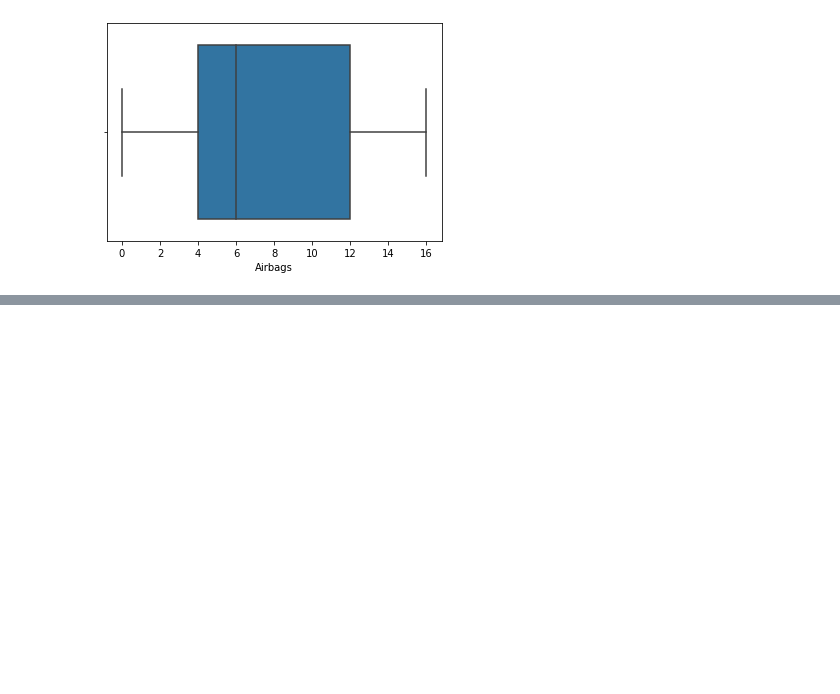
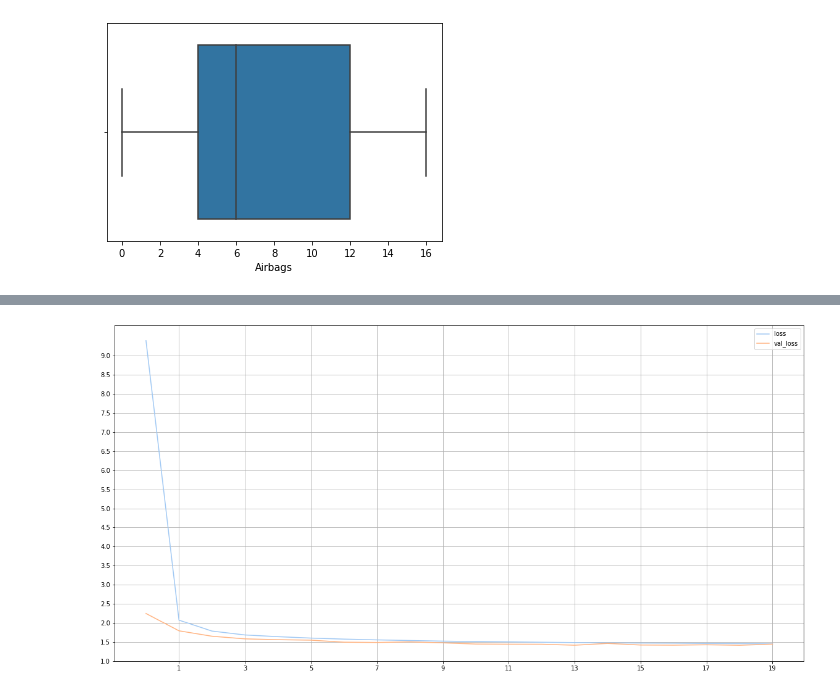
Before and after one commit to wessware/car_price_prediction_DL, a Jupyter notebook: car_price_prediction_DL.ipynb, the cells around one changed output, grey strips where cells are left out. Cells and saved outputs as stored; diff of their text form; code cells hidden in the pictures; blank space fills up the shorter version.

Commit message:
final optimized model

```diff
--- a/car_price_prediction_DL.ipynb
+++ b/car_price_prediction_DL.ipynb
@@ -225,0 +347,11 @@ def remove_outlier(car_df, col, upper, lower):
+# %%
+model_dl_small = Sequential()
+
+model_dl_small.add(Dense(16, input_dim=X_train_scaled.shape[1], activation='relu'))
+model_dl_small.add(Dense(8, activation='relu'))
+model_dl_small.add(Dense(4, activation='relu'))
+model_dl_small.add(Dense(1, activation='linear'))
+
+model_dl_small.compile(loss='mean_squared_error', optimizer='adam')
+
+model_dl_small.summary()
@@ -225,0 +375,3 @@ def remove_outlier(car_df, col, upper, lower):
+# %%
+epochs = 20
+batch_size = 10
@@ -225,0 +380,6 @@ def remove_outlier(car_df, col, upper, lower):
+# %%
+model_dl_small.fit(X_train_scaled, np.log(Y_train),
+validation_data=(X_test_scaled, np.log(Y_test)),
+epochs = epochs,
+batch_size= batch_size,
+verbose=0)
@@ -225,0 +388,2 @@ def remove_outlier(car_df, col, upper, lower):
+# %%
+history_df = pd.DataFrame(model_dl_small.history.history)
@@ -225,0 +404,10 @@ def remove_outlier(car_df, col, upper, lower):
+# %%
+plt.figure(figsize=(20, 10))
+plt.plot(history_df['loss'], label='loss')
+plt.plot(history_df['val_loss'], label='val_loss')
+plt.xticks(np.arange(1, epochs+1, 2))
+plt.yticks(np.arange(1, max(history_df['loss']), 0.5))
+plt.legend()
+plt.grid()
+# %% [output]
+[figure, added]
```
Also changed, not shown: parts of 31 cells of this notebook.
